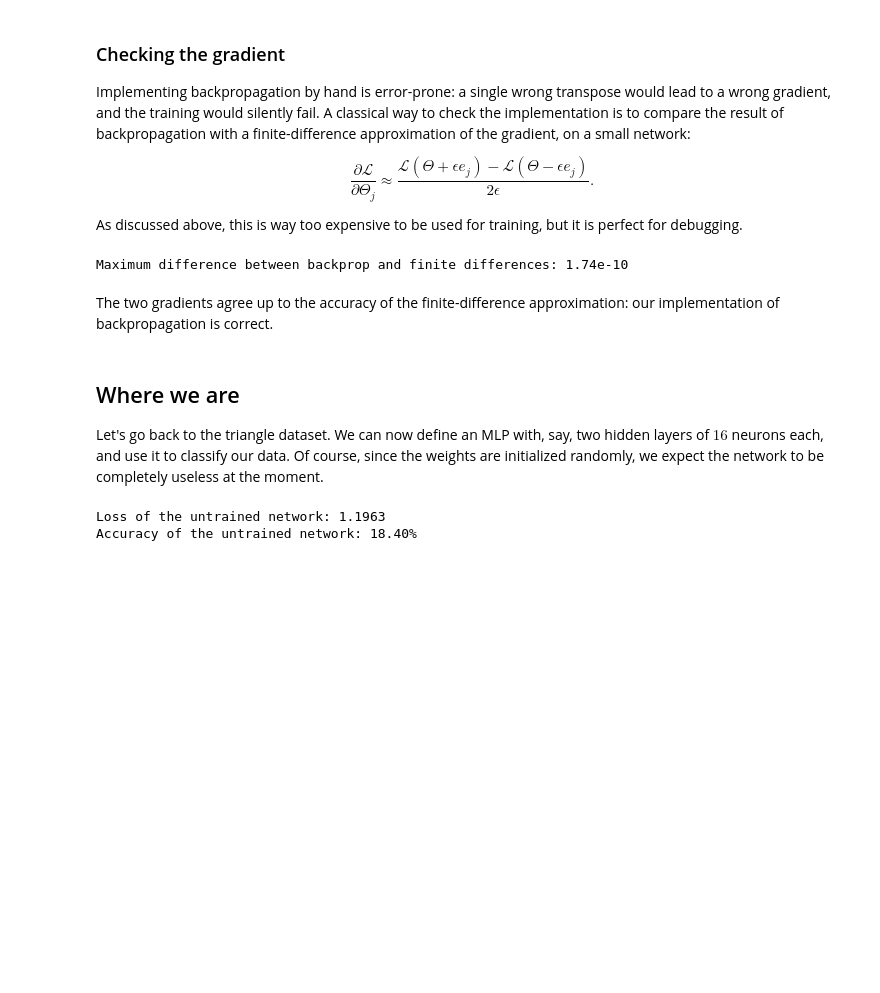
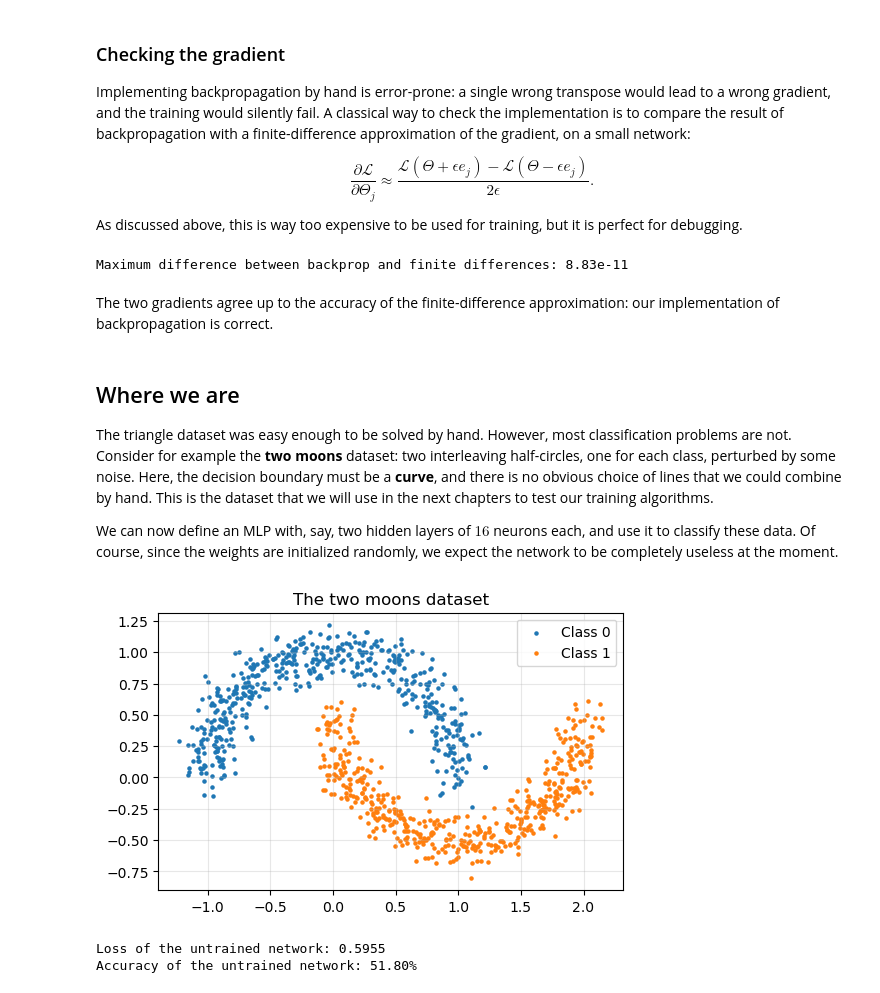
Before and after one commit to devangelista2/statistical-mathematical-methods, a Jupyter notebook: 2026-27/_sources/NN/from_ML_to_NN.ipynb, the cells around one changed output. Saved outputs shown, nothing was run; the diff lists cells and outputs as text; code cells hidden in the pictures; blank space fills up the shorter version.

```diff
--- a/2026-27/_sources/NN/from_ML_to_NN.ipynb
+++ b/2026-27/_sources/NN/from_ML_to_NN.ipynb
@@ -410,14 +424,12 @@ def relu(z):
 def relu_prime(z):
     return (z > 0).astype(float)
 
-def softmax(z):
-    z = z - z.max(axis=1, keepdims=True)  # For numerical stability
-    e = np.exp(z)
-    return e / e.sum(axis=1, keepdims=True)
+def sigmoid(z):
+    return 0.5 * (1 + np.tanh(0.5 * z))  # = 1 / (1 + exp(-z)), without overflow
 
 def init_params(sizes, seed=0):
     """
-    sizes: list [n_0, n_1, ..., n_L] with the width of each layer.
+    sizes: list [n_0, n_1, ..., n_L] with the width of each layer (n_L = 1).
     Returns a list of [W, b] pairs, with W of shape (n_l, n_{l-1}).
     """
     rng = np.random.default_rng(seed)
@@ -431,23 +443,24 @@ def init_params(sizes, seed=0):
 def forward(params, X):
     """
     Forward pass. X has shape (N, d).
-    Returns the predicted probabilities Y_hat (N, K), and the list of
+    Returns the predicted probabilities Y_hat (N, 1), and the list of
     intermediate values [(Z^l, H^l)], needed for the backward pass.
     """
     H = X
     cache = [(None, X)]
     for l, (W, b) in enumerate(params):
         Z = H @ W.T + b
-        H = softmax(Z) if l == len(params) - 1 else relu(Z)
+        H = sigmoid(Z) if l == len(params) - 1 else relu(Z)
         cache.append((Z, H))
     return H, cache
 
-def cross_entropy(Y_hat, Y):
-    return -np.mean(np.sum(Y * np.log(Y_hat + 1e-12), axis=1))
+def binary_cross_entropy(Y_hat, Y, eps=1e-12):
+    # eps avoids log(0)
+    return -np.mean(Y * np.log(Y_hat + eps) + (1 - Y) * np.log(1 - Y_hat + eps))
 
 def backward(params, cache, Y):
     """
-    Backward pass. Returns the gradient of the average Cross-Entropy
+    Backward pass. Returns the gradient of the average Binary Cross-Entropy
     with respect to each [W, b], with the same structure of params.
     """
     N = Y.shape[0]
@@ -471,14 +484,14 @@ $$
 
 As discussed above, this is way too expensive to be used for training, but it is perfect for debugging.
 # %%
-# A small network: 2 inputs -> 5 hidden -> 4 hidden -> 3 classes
-sizes = [2, 5, 4, 3]
+# A small network: 2 inputs -> 5 hidden -> 4 hidden -> 1 output
+sizes = [2, 5, 4, 1]
 params = init_params(sizes, seed=1)
 
-# Random data and one-hot labels
+# Random data and binary labels (as a column vector)
 rng = np.random.default_rng(0)
 X_small = rng.normal(0, 1, (10, 2))
-Y_small = np.eye(3)[rng.integers(0, 3, 10)]
+Y_small = rng.integers(0, 2, (10, 1)).astype(float)
 
 # Gradient via backpropagation
 Y_hat, cache = forward(params, X_small)
@@ -492,32 +505,58 @@ for l in range(len(params)):
         for idx in np.ndindex(p.shape):
             old = p[idx]
             p[idx] = old + eps
-            L_plus = cross_entropy(forward(params, X_small)[0], Y_small)
+            L_plus = binary_cross_entropy(forward(params, X_small)[0], Y_small)
             p[idx] = old - eps
-            L_minus = cross_entropy(forward(params, X_small)[0], Y_small)
+            L_minus = binary_cross_entropy(forward(params, X_small)[0], Y_small)
             p[idx] = old
             fd = (L_plus - L_minus) / (2 * eps)
             max_err = max(max_err, abs(fd - g[idx]))
 
 print(f"Maximum difference between backprop and finite differences: {max_err:.2e}")
 # %% [output]
-Maximum difference between backprop and finite differences: 1.74e-10
+Maximum difference between backprop and finite differences: 8.83e-11
 # %% [markdown]
 The two gradients agree up to the accuracy of the finite-difference approximation: our implementation of backpropagation is correct.
 # %% [markdown]
 ## Where we are
 
-Let's go back to the triangle dataset. We can now define an MLP with, say, two hidden layers of $16$ neurons each, and use it to classify our data. Of course, since the weights are initialized randomly, we expect the network to be completely useless at the moment.
+The triangle dataset was easy enough to be solved by hand. However, most classification problems are not. Consider for example the **two moons** dataset: two interleaving half-circles, one for each class, perturbed by some noise. Here, the decision boundary must be a **curve**, and there is no obvious choice of lines that we could combine by hand. This is the dataset that we will use in the next chapters to test our training algorithms.
+
+We can now define an MLP with, say, two hidden layers of $16$ neurons each, and use it to classify these data. Of course, since the weights are initialized randomly, we expect the network to be completely useless at the moment.
 # %%
-# One-hot encoding of the labels (K = 2 classes)
-Y = np.eye(2)[y]
+def make_moons(N, noise=0.1, seed=0):
+    """
+    Generates N points in R^2 on two interleaving half-circles (one per class).
+    """
+    rng = np.random.default_rng(seed)
+    n = N // 2
+    t = rng.uniform(0, np.pi, n)
+    s = rng.uniform(0, np.pi, n)
+    X = np.vstack([np.stack([np.cos(t), np.sin(t)], axis=1),             # Class 0: upper moon
+                   np.stack([1 - np.cos(s), 0.5 - np.sin(s)], axis=1)])  # Class 1: lower moon
+    X = X + noise * rng.normal(size=X.shape)
+    y = np.concatenate([np.zeros(n, dtype=int), np.ones(n, dtype=int)])
+    return X, y
 
-params = init_params([2, 16, 16, 2], seed=0)
+X, y = make_moons(1000, noise=0.1)
+Y = y.reshape(-1, 1).astype(float)  # Labels as a column vector
+
+plt.figure(figsize=(6, 4))
+plt.scatter(X[y == 0, 0], X[y == 0, 1], s=5, label="Class 0")
+plt.scatter(X[y == 1, 0], X[y == 1, 1], s=5, label="Class 1")
+plt.gca().set_aspect("equal")
+plt.legend()
+plt.title("The two moons dataset")
+plt.grid(alpha=0.3)
+plt.show()
+
+params = init_params([2, 16, 16, 1], seed=0)
 Y_hat, _ = forward(params, X)
 
-print(f"Loss of the untrained network: {cross_entropy(Y_hat, Y):.4f}")
-print(f"Accuracy of the untrained network: {np.mean(Y_hat.argmax(axis=1) == y) * 100:.2f}%")
+print(f"Loss of the untrained network: {binary_cross_entropy(Y_hat, Y):.4f}")
+print(f"Accuracy of the untrained network: {np.mean((Y_hat[:, 0] >= 0.5) == y) * 100:.2f}%")
 # %% [output]
+[figure, added]
-Loss of the untrained network: 1.1963
-Accuracy of the untrained network: 18.40%
+Loss of the untrained network: 0.5955
+Accuracy of the untrained network: 51.80%
 # %%
```
Also changed, not shown: parts of 7 cells of this notebook, 37 other files.
